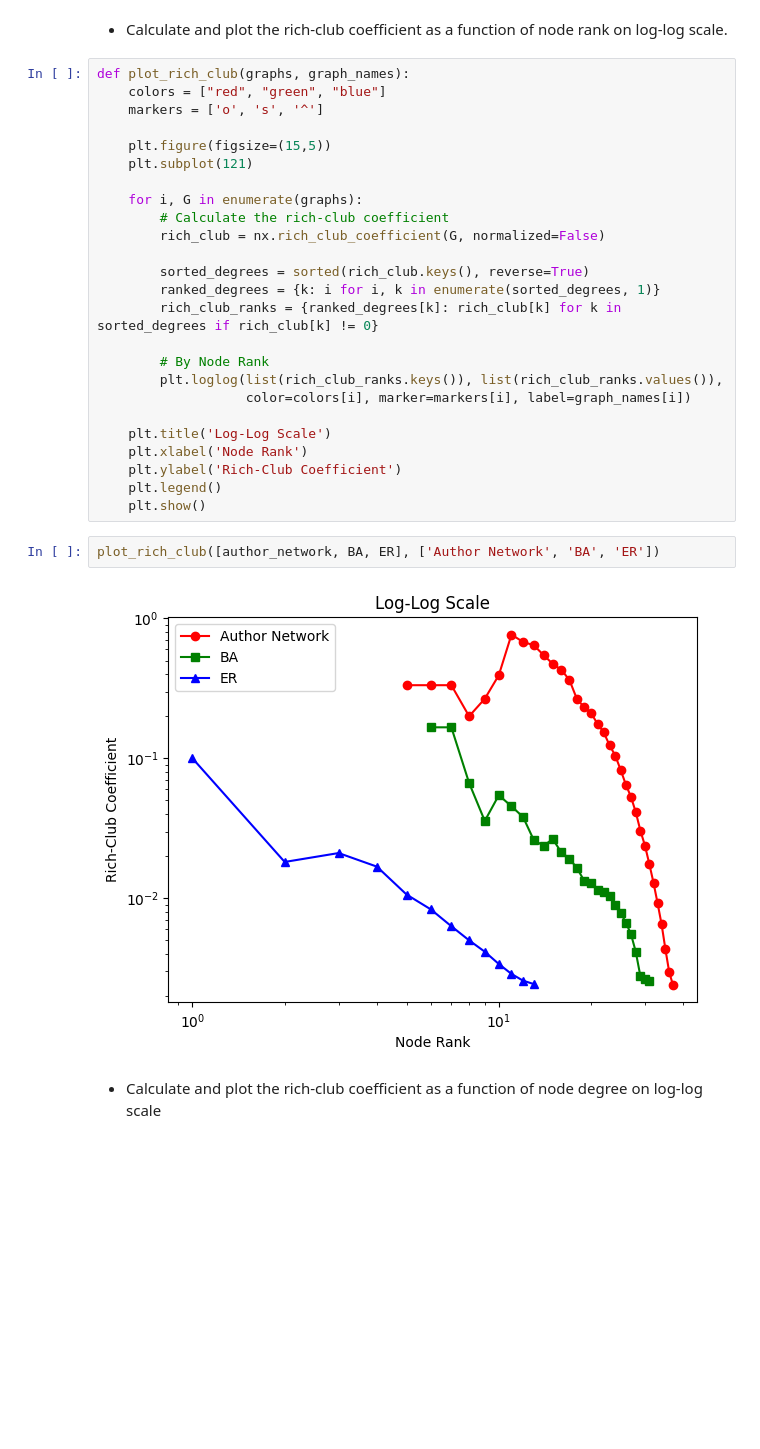
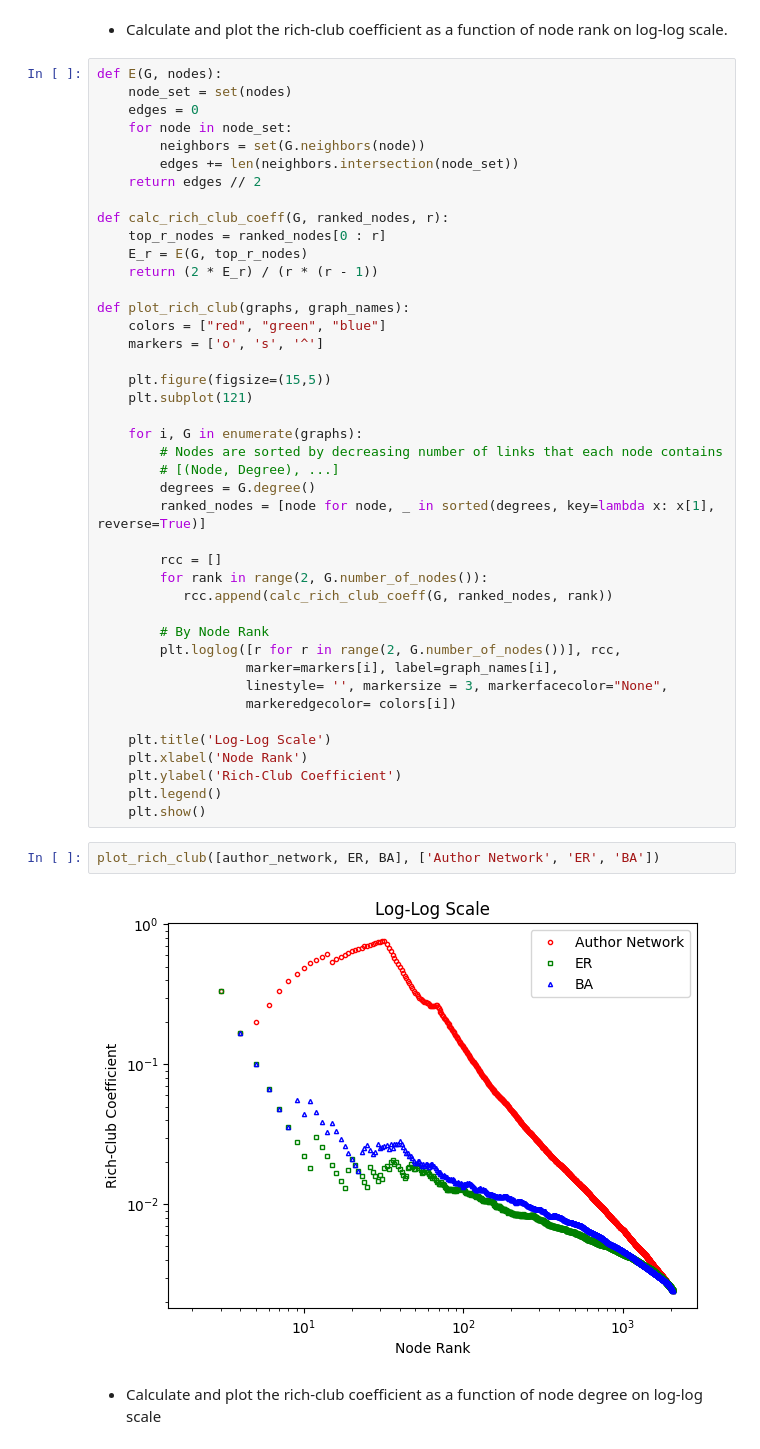
Before and after one commit to ignRyann/author-network-analysis, a Jupyter notebook: coursework1.ipynb, the cells around one changed output. Saved outputs shown, nothing was run; the diff lists cells and outputs as text; blank space fills up the shorter version.

Commit message:
Task 4 Change
Fixed Rich Club Coeff against Node Rank

```diff
--- a/coursework1.ipynb
+++ b/coursework1.ipynb
@@ -341,6 +345,19 @@ plot_avg_betweenness([author_network, BA, ER], ["Author Network", "BA Network",
 - Calculate and plot the rich-club coefficient as a function of node rank on log-log
 scale.
 # %%
+def E(G, nodes):
+    node_set = set(nodes)
+    edges = 0
+    for node in node_set:
+        neighbors = set(G.neighbors(node))
+        edges += len(neighbors.intersection(node_set))
+    return edges // 2
+
+def calc_rich_club_coeff(G, ranked_nodes, r):
+    top_r_nodes = ranked_nodes[0 : r]
+    E_r = E(G, top_r_nodes)
+    return (2 * E_r) / (r * (r - 1))
+
 def plot_rich_club(graphs, graph_names):
     colors = ["red", "green", "blue"]
     markers = ['o', 's', '^']
@@ -349,16 +366,20 @@ def plot_rich_club(graphs, graph_names):
     plt.subplot(121)
 
     for i, G in enumerate(graphs):
-        # Calculate the rich-club coefficient
-        rich_club = nx.rich_club_coefficient(G, normalized=False)
+        # Nodes are sorted by decreasing number of links that each node contains
+        # [(Node, Degree), ...]
+        degrees = G.degree()
+        ranked_nodes = [node for node, _ in sorted(degrees, key=lambda x: x[1], reverse=True)]
 
-        sorted_degrees = sorted(rich_club.keys(), reverse=True)
-        ranked_degrees = {k: i for i, k in enumerate(sorted_degrees, 1)}
-        rich_club_ranks = {ranked_degrees[k]: rich_club[k] for k in sorted_degrees if rich_club[k] != 0}
+        rcc = []
+        for rank in range(2, G.number_of_nodes()):
+           rcc.append(calc_rich_club_coeff(G, ranked_nodes, rank))
 
         # By Node Rank
-        plt.loglog(list(rich_club_ranks.keys()), list(rich_club_ranks.values()),
-                   color=colors[i], marker=markers[i], label=graph_names[i])
+        plt.loglog([r for r in range(2, G.number_of_nodes())], rcc,
+                   marker=markers[i], label=graph_names[i],
+                   linestyle= '', markersize = 3, markerfacecolor="None",
+                   markeredgecolor= colors[i])
 
     plt.title('Log-Log Scale')
     plt.xlabel('Node Rank')
@@ -366,9 +387,9 @@ def plot_rich_club(graphs, graph_names):
     plt.legend()
     plt.show()
 # %%
-plot_rich_club([author_network, BA, ER], ['Author Network', 'BA', 'ER'])
+plot_rich_club([author_network, ER, BA], ['Author Network', 'ER', 'BA'])
 # %% [output]
-[figure, old version]
+[figure, new version]
 # %% [markdown]
 - Calculate and plot the rich-club coefficient as a function of node degree on log-log scale
 # %%
```
Also changed, not shown: parts of 24 cells of this notebook, 1 other file.
